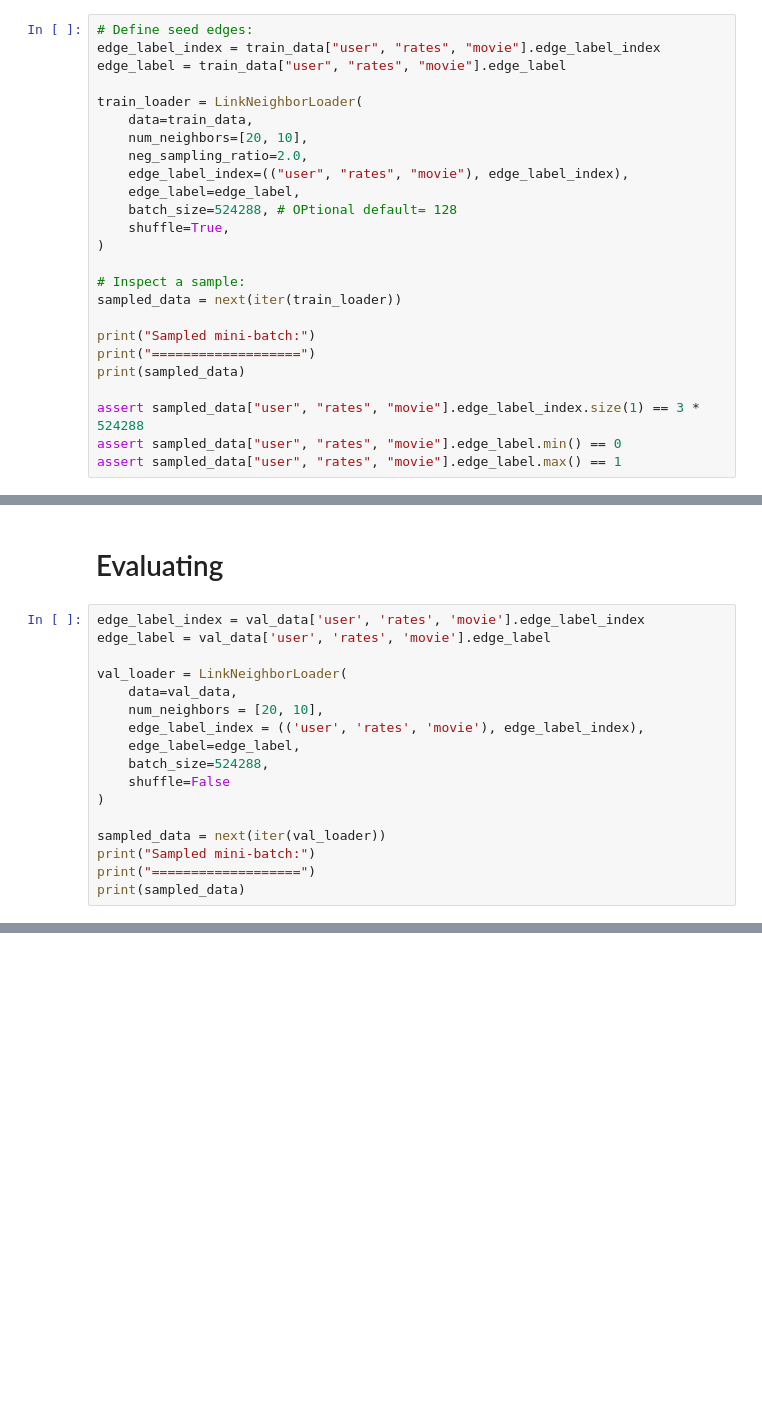
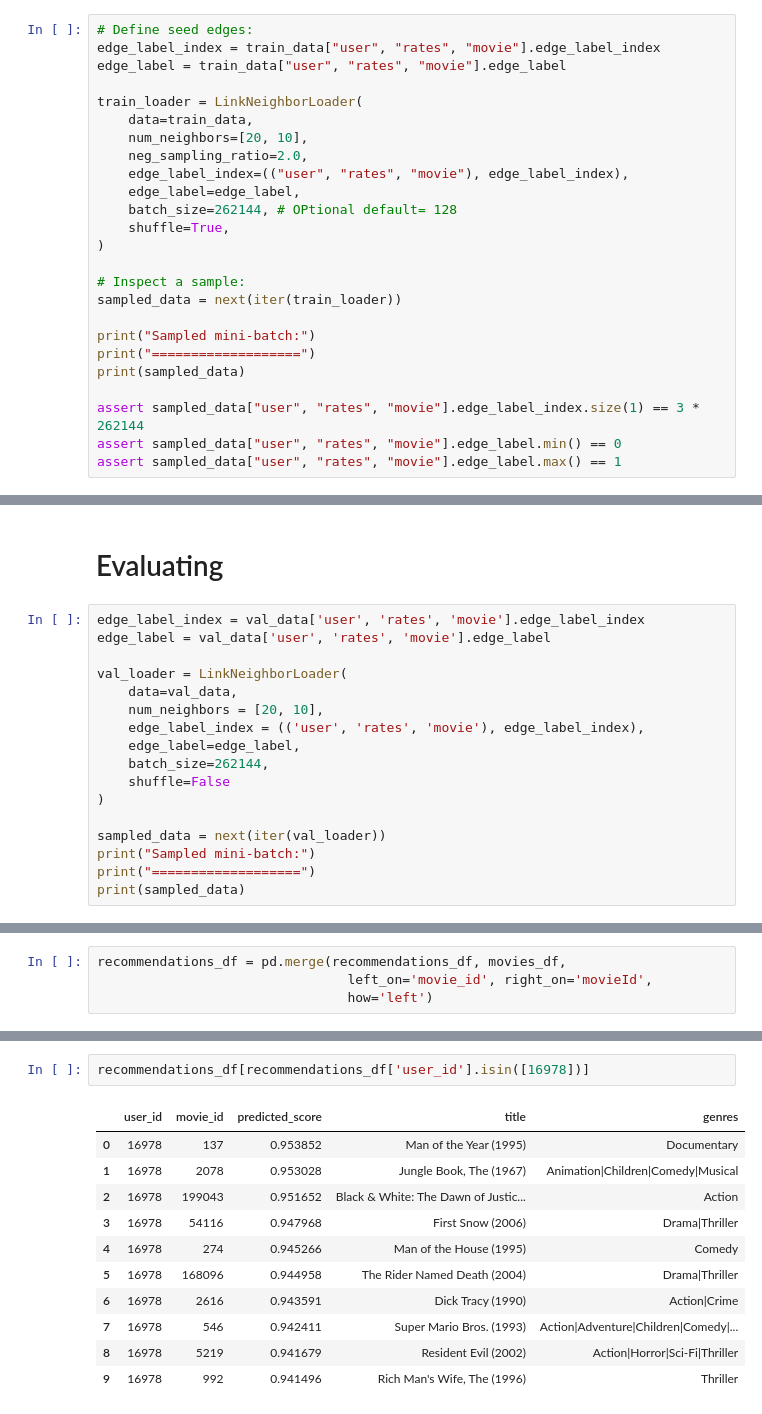
Before and after one commit to Azamat0315277/Link-prediction, a Jupyter notebook: Link-prediction-GAT.ipynb, the cells around one changed output, grey strips where cells are left out. Drawn from its saved outputs; the diff is of its cells as text; blank space fills up the shorter version.

```diff
--- a/Link-prediction-GAT.ipynb
+++ b/Link-prediction-GAT.ipynb
@@ -222,7 +222,7 @@ train_loader = LinkNeighborLoader(
     neg_sampling_ratio=2.0,
     edge_label_index=(("user", "rates", "movie"), edge_label_index),
     edge_label=edge_label,
-    batch_size=524288, # OPtional default= 128
+    batch_size=262144, # OPtional default= 128
     shuffle=True,
 )
 
@@ -233,7 +233,7 @@ print("Sampled mini-batch:")
 print("===================")
 print(sampled_data)
 
-assert sampled_data["user", "rates", "movie"].edge_label_index.size(1) == 3 * 524288
+assert sampled_data["user", "rates", "movie"].edge_label_index.size(1) == 3 * 262144
 assert sampled_data["user", "rates", "movie"].edge_label.min() == 0
 assert sampled_data["user", "rates", "movie"].edge_label.max() == 1
 # %% [output]
@@ -359,7 +359,7 @@ val_loader = LinkNeighborLoader(
     num_neighbors = [20, 10],
     edge_label_index = (('user', 'rates', 'movie'), edge_label_index),
     edge_label=edge_label,
-    batch_size=524288,
+    batch_size=262144,
     shuffle=False
 )
 
@@ -417,0 +486,4 @@ Validation AUC: 0.6986
+# %%
+recommendations_df = pd.merge(recommendations_df, movies_df,
+                                left_on='movie_id', right_on='movieId',
+                                how='left')
@@ -417,0 +499,14 @@ Validation AUC: 0.6986
+# %%
+recommendations_df[recommendations_df['user_id'].isin([16978])]
+# %% [output]
+|  | user_id | movie_id | predicted_score | title | genres |
+| 0 | 16978 | 137 | 0.953852 | Man of the Year (1995) | Documentary |
+| 1 | 16978 | 2078 | 0.953028 | Jungle Book, The (1967) | Animation|Children|Comedy|Musical |
+| 2 | 16978 | 199043 | 0.951652 | Black & White: The Dawn of Justic... | Action |
+| 3 | 16978 | 54116 | 0.947968 | First Snow (2006) | Drama|Thriller |
+| 4 | 16978 | 274 | 0.945266 | Man of the House (1995) | Comedy |
+| 5 | 16978 | 168096 | 0.944958 | The Rider Named Death (2004) | Drama|Thriller |
+| 6 | 16978 | 2616 | 0.943591 | Dick Tracy (1990) | Action|Crime |
+| 7 | 16978 | 546 | 0.942411 | Super Mario Bros. (1993) | Action|Adventure|Children|Comedy|... |
+| 8 | 16978 | 5219 | 0.941679 | Resident Evil (2002) | Action|Horror|Sci-Fi|Thriller |
+| 9 | 16978 | 992 | 0.941496 | Rich Man's Wife, The (1996) | Thriller |
```
Also changed, not shown: parts of 6 cells of this notebook.
